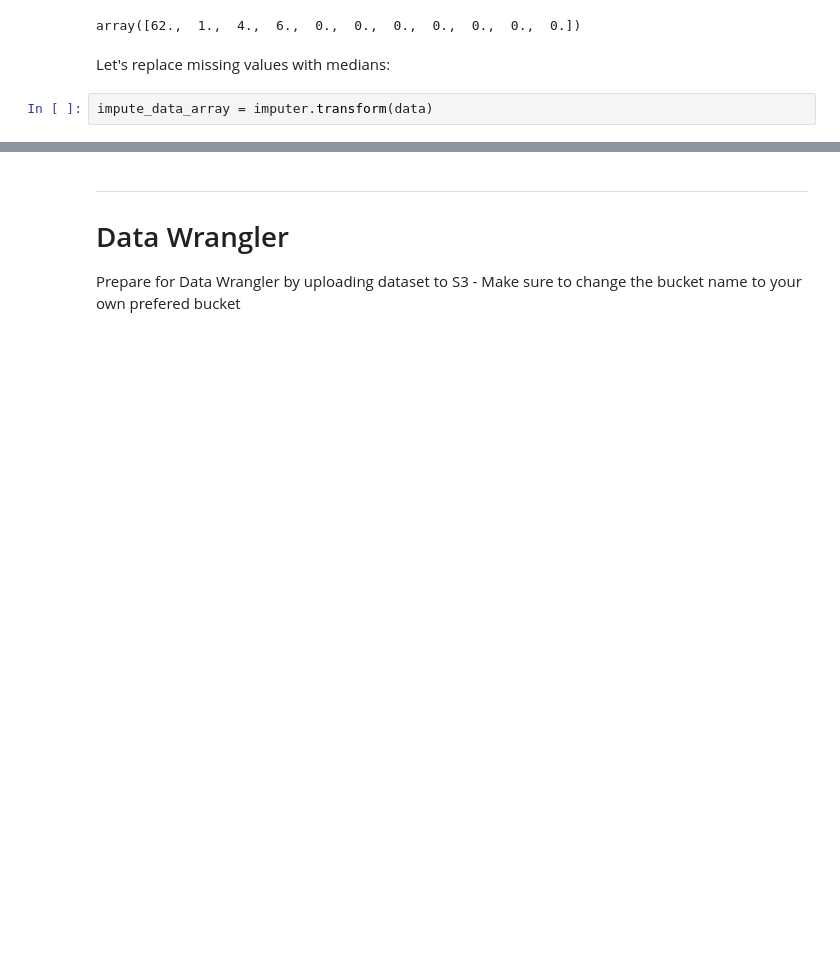
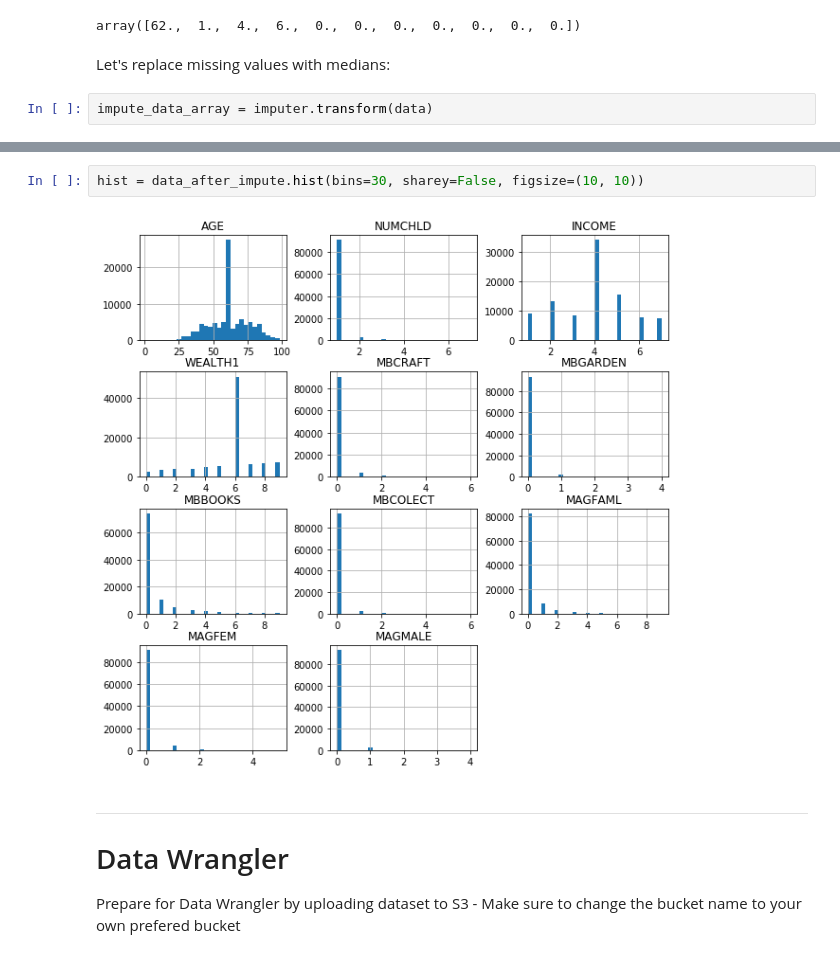
Before and after one commit to nidalinb/aws-samples, a Jupyter notebook: imputation_lab_sagemaker.ipynb, the cells around one changed output, grey strips where cells are left out. Cells and saved outputs as stored; diff of their text form; blank space fills up the shorter version.

Commit message:
Final updates after ML School

```diff
--- a/imputation_lab_sagemaker.ipynb
+++ b/imputation_lab_sagemaker.ipynb
@@ -300,3 +356,7 @@ data_after_impute.head()
+# %%
+hist = data_after_impute.hist(bins=30, sharey=False, figsize=(10, 10))
+# %% [output]
+[figure, added]
 # %% [markdown]
 ----------------
 
```
Also changed, not shown: parts of 16 cells of this notebook.
